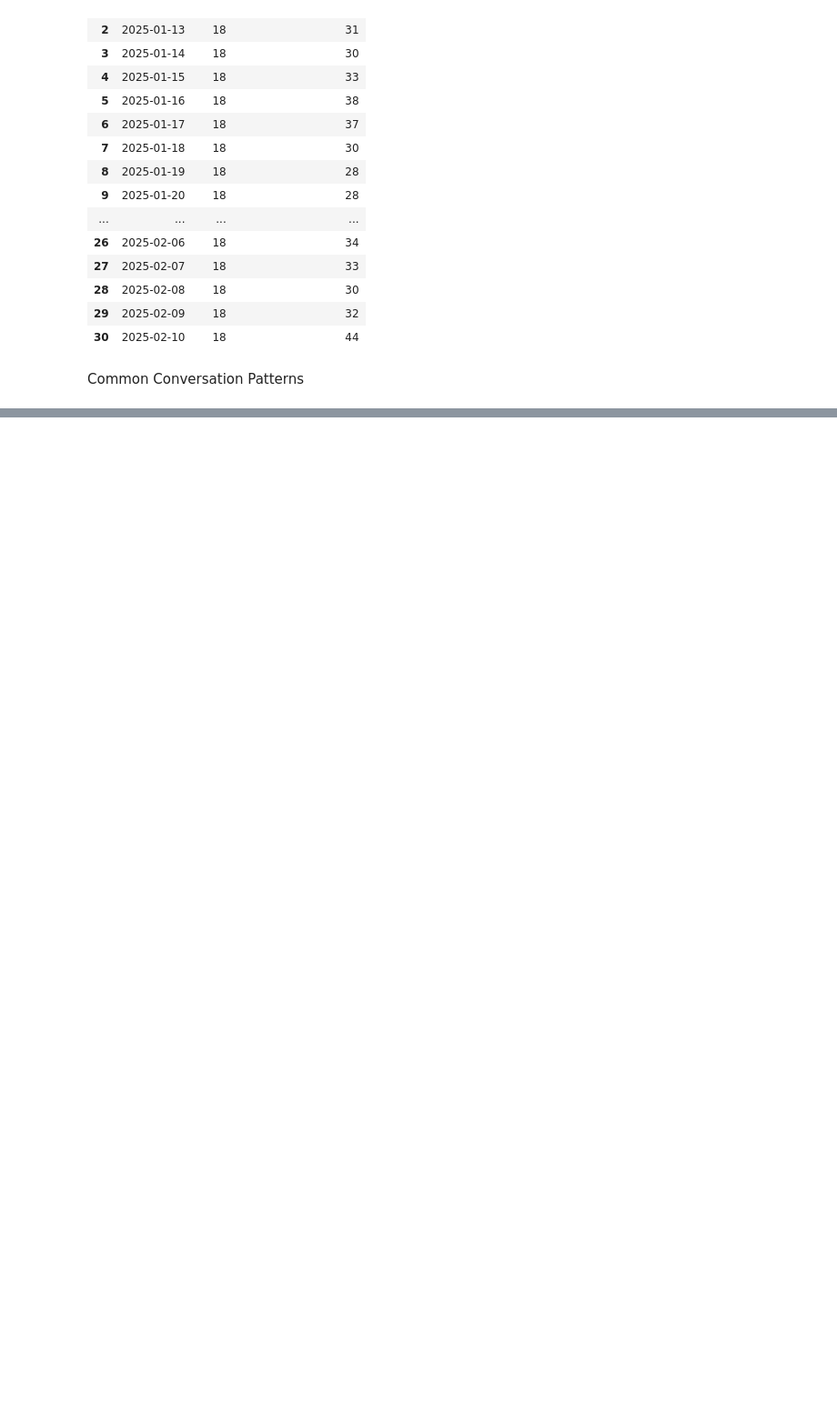
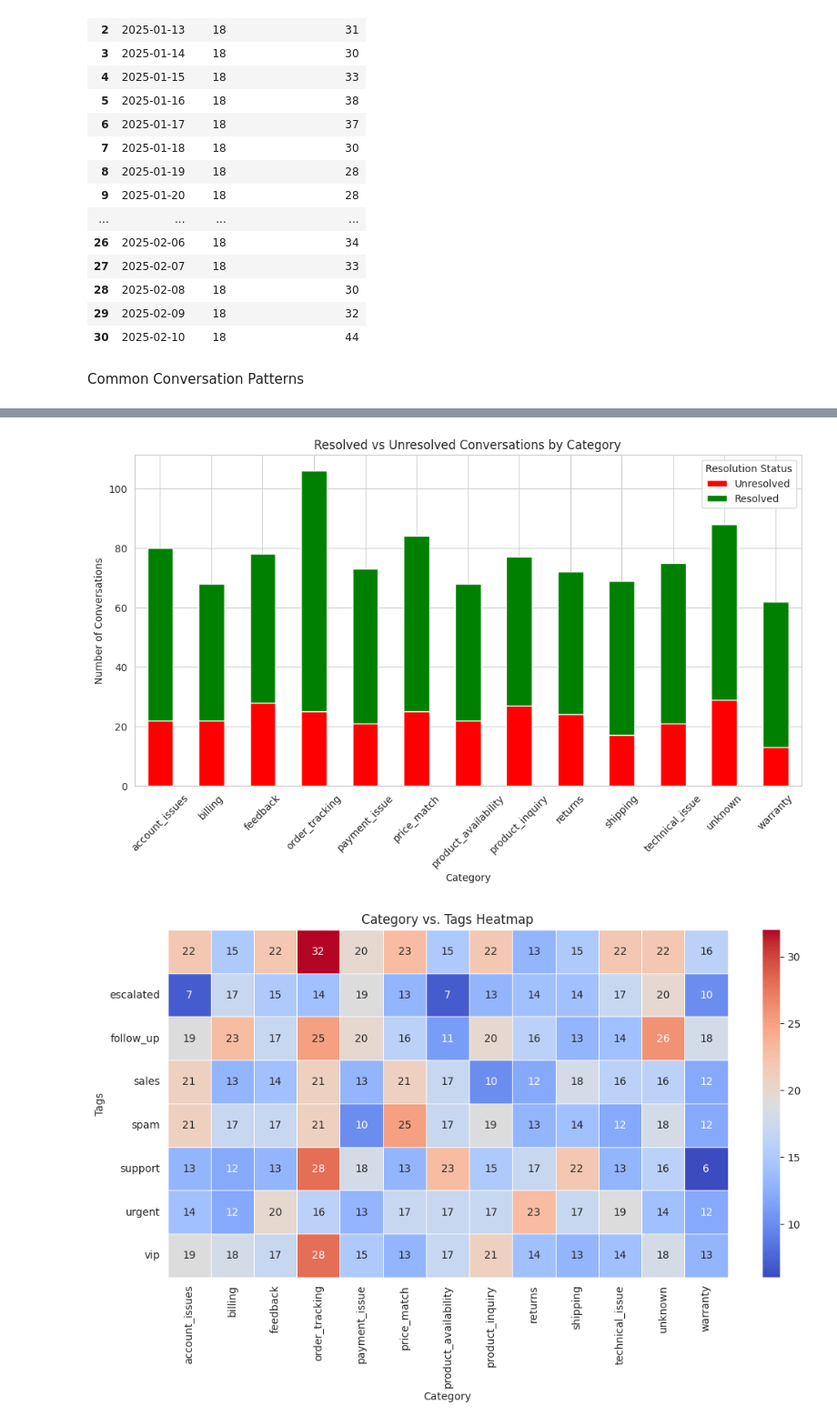
Before and after one commit to ahhmedaqil/data_scientist_assessment, a Jupyter notebook: Data_Scientist_Assessment.ipynb, the cells around one changed output, grey strips where cells are left out. Shown at 91% size. Saved outputs shown, nothing was run; the diff lists cells and outputs as text; code cells hidden in the pictures; blank space fills up the shorter version.

```diff
--- a/Data_Scientist_Assessment.ipynb
+++ b/Data_Scientist_Assessment.ipynb
@@ -326,0 +371,25 @@ response_time_per_conv
+# %%
+# summary statistic
+category_resolved_summary = category_resolved_summary.reset_index()
+category_resolved_summary.rename(columns={False: "Unresolved", True: "Resolved"}, inplace=True)
+category_resolved_summary.set_index("category")[["Unresolved", "Resolved"]].plot(kind="bar", stacked=True, color=["red", "green"], figsize=(12, 6))
+
+plt.xlabel("Category")
+plt.ylabel("Number of Conversations")
+plt.title("Resolved vs Unresolved Conversations by Category")
+plt.xticks(rotation=45)
+plt.legend(title="Resolution Status")
+
+plt.show()
+print("\n")
+
+plt.figure(figsize=(12, 6))
+sns.heatmap(tags_ag_category, annot=True, cmap="coolwarm", linewidths=0.5, fmt="d")
+plt.title("Category vs. Tags Heatmap")
+plt.xlabel("Category")
+plt.ylabel("Tags")
+
+plt.show()
+# %% [output]
+[figure, added]
+[figure, added]
```
Also changed, not shown: parts of 4 cells of this notebook.
